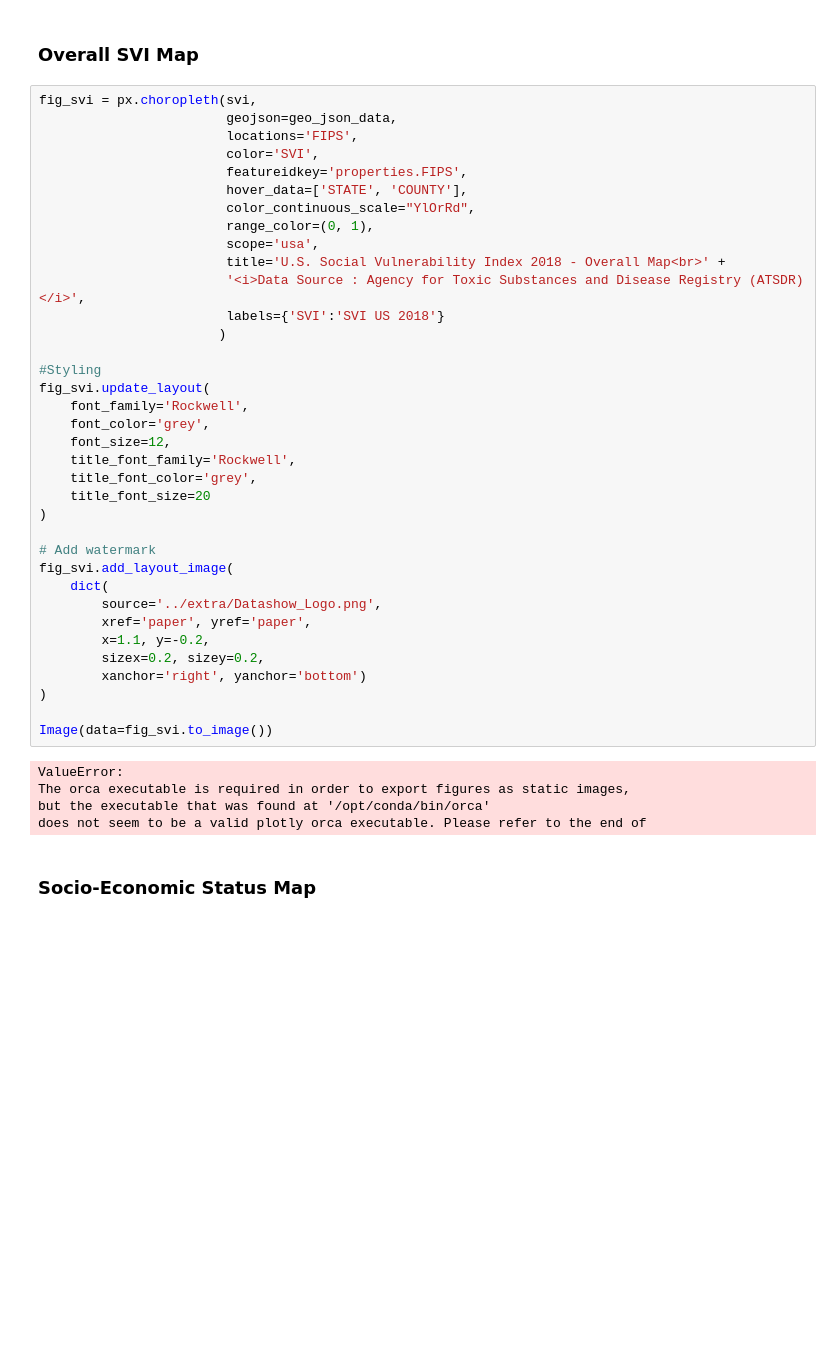
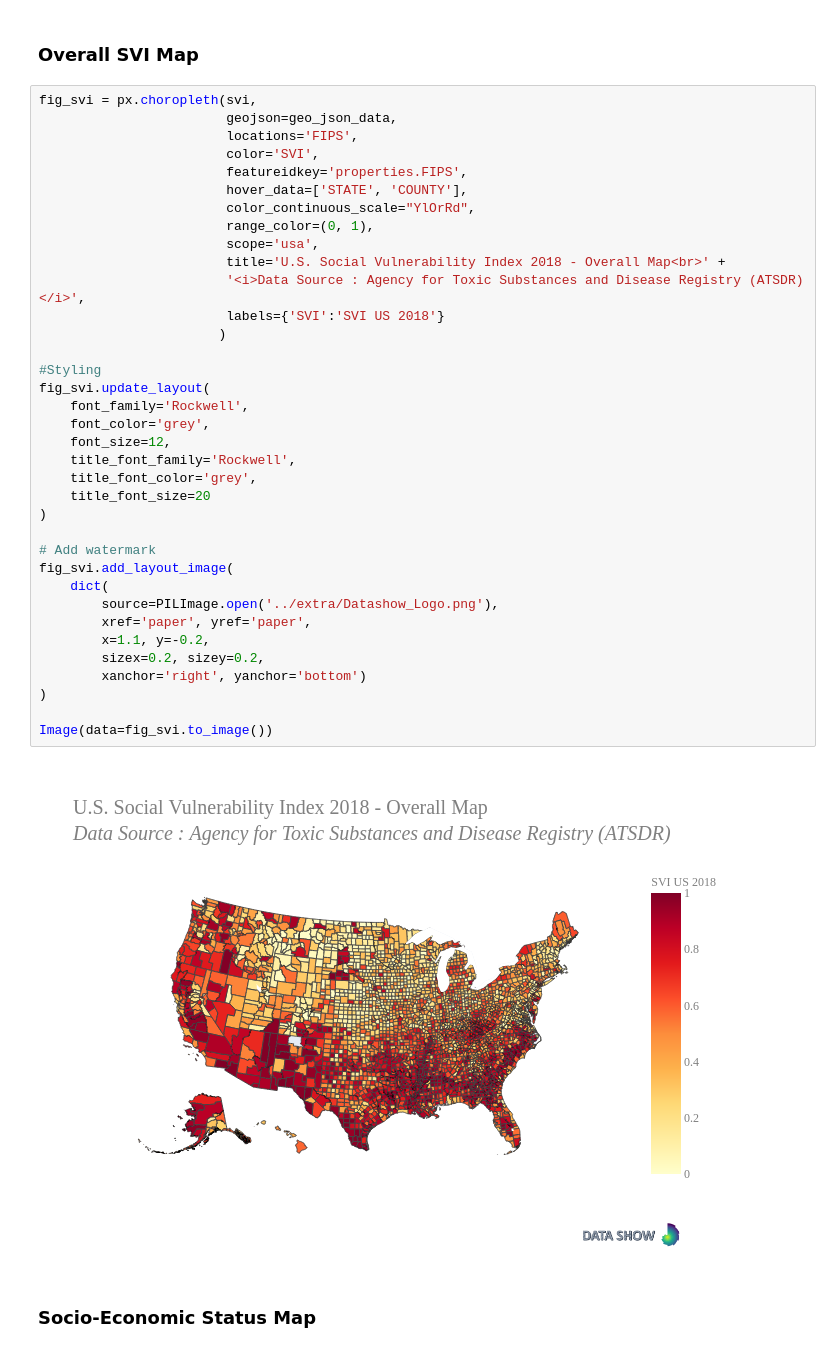
Before and after one commit to data-show/notebooks, a Jupyter notebook: notebooks/Social_Vulnerability_Index_2018_United_States/Social_Vulnerability_Index_2018_United_States.ipynb, the cells around one changed output. Drawn from its saved outputs; the diff is of its cells as text; blank space fills up the shorter version.

Commit message:
fix watermark export to image

```diff
--- a/notebooks/Social_Vulnerability_Index_2018_United_States/Social_Vulnerability_Index_2018_United_States.ipynb
+++ b/notebooks/Social_Vulnerability_Index_2018_United_States/Social_Vulnerability_Index_2018_United_States.ipynb
@@ -90,38 +91,35 @@ fig_svi = px.choropleth(svi,
                         hover_data=['STATE', 'COUNTY'],
                         color_continuous_scale="YlOrRd",
                         range_color=(0, 1),
                         scope='usa',
                         title='U.S. Social Vulnerability Index 2018 - Overall Map<br>' +
                         '<i>Data Source : Agency for Toxic Substances and Disease Registry (ATSDR)</i>',
                         labels={'SVI':'SVI US 2018'}
                        )
 
 #Styling
 fig_svi.update_layout(
     font_family='Rockwell',
     font_color='grey',
     font_size=12,
     title_font_family='Rockwell',
     title_font_color='grey',
     title_font_size=20
 )
 
 # Add watermark
 fig_svi.add_layout_image(
     dict(
-        source='../extra/Datashow_Logo.png',
+        source=PILImage.open('../extra/Datashow_Logo.png'),
         xref='paper', yref='paper',
         x=1.1, y=-0.2,
         sizex=0.2, sizey=0.2,
         xanchor='right', yanchor='bottom')
 )
 
 Image(data=fig_svi.to_image())
 # %% [output]
-ValueError:
-The orca executable is required in order to export figures as static images,
-but the executable that was found at '/opt/conda/bin/orca'
-does not seem to be a valid plotly orca executable. Please refer to the end of
+[figure, added]
 # %% [markdown]
 ### Socio-Economic Status Map
 # %%
```
Also changed, not shown: parts of 5 cells of this notebook, 1 other file.
